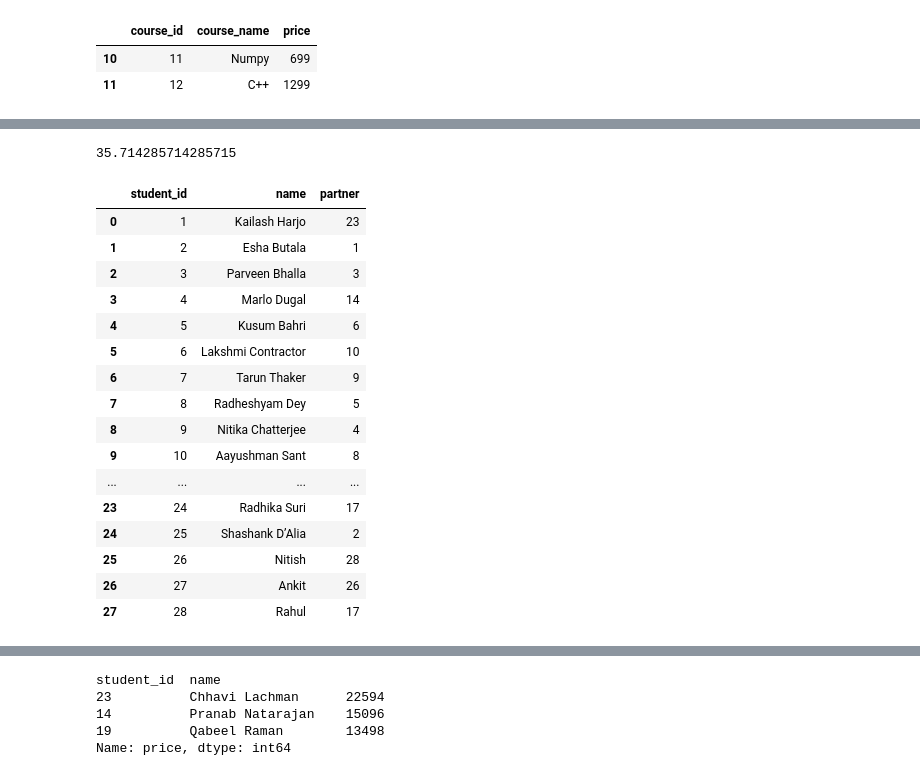
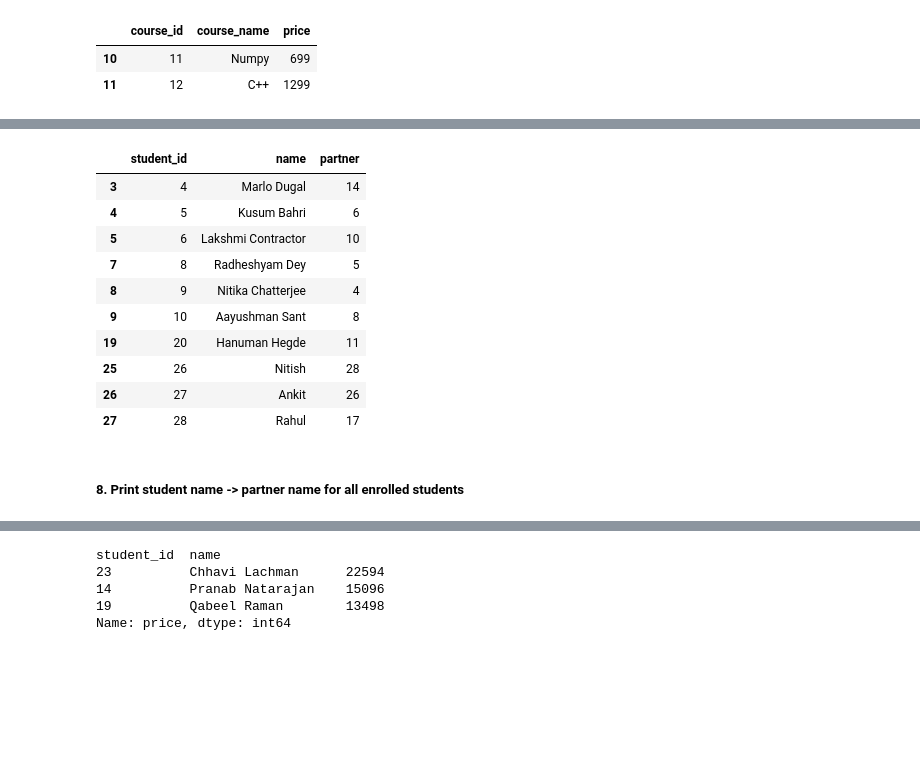
Before and after one commit to thekhushal/Learning, a Jupyter notebook: DataScience/92_CampusX_DSMP/session_20_merging.ipynb, the cells around one changed output, grey strips where cells are left out. Drawn from its saved outputs; the diff is of its cells as text; code cells hidden in the pictures; blank space fills up the shorter version.

```diff
--- a/DataScience/92_CampusX_DSMP/session_20_merging.ipynb
+++ b/DataScience/92_CampusX_DSMP/session_20_merging.ipynb
@@ -300,29 +385,19 @@ courses[courses['course_id'].isin(course_id_list)]
 # %%
-# 7. find students who did not enroll into any courses
+# Method 2
 student_id_list = np.setdiff1d(students['student_id'],regs['student_id'])
-students[students['student_id'].isin(student_id_list)].shape[0]
-
-(10/28)*100
+students[students['student_id'].isin(student_id_list)]#.shape[0]
 # %% [output]
-35.714285714285715
+|  | student_id | name | partner |
+| 3 | 4 | Marlo Dugal | 14 |
+| 4 | 5 | Kusum Bahri | 6 |
+| 5 | 6 | Lakshmi Contractor | 10 |
+| 7 | 8 | Radheshyam Dey | 5 |
+| 8 | 9 | Nitika Chatterjee | 4 |
+| 9 | 10 | Aayushman Sant | 8 |
+| 19 | 20 | Hanuman Hegde | 11 |
+| 25 | 26 | Nitish | 28 |
+| 26 | 27 | Ankit | 26 |
+| 27 | 28 | Rahul | 17 |
-# %%
-students
-# %% [output]
-|  | student_id | name | partner |
-| 0 | 1 | Kailash Harjo | 23 |
-| 1 | 2 | Esha Butala | 1 |
-| 2 | 3 | Parveen Bhalla | 3 |
-| 3 | 4 | Marlo Dugal | 14 |
-| 4 | 5 | Kusum Bahri | 6 |
-| 5 | 6 | Lakshmi Contractor | 10 |
-| 6 | 7 | Tarun Thaker | 9 |
-| 7 | 8 | Radheshyam Dey | 5 |
-| 8 | 9 | Nitika Chatterjee | 4 |
-| 9 | 10 | Aayushman Sant | 8 |
-| ... | ... | ... | ... |
-| 23 | 24 | Radhika Suri | 17 |
-| 24 | 25 | Shashank D’Alia | 2 |
-| 25 | 26 | Nitish | 28 |
-| 26 | 27 | Ankit | 26 |
-| 27 | 28 | Rahul | 17 |
+# %% [markdown]
+##### 8. Print student name -> partner name for all enrolled students
 # %%
```
Also changed, not shown: parts of 30 cells of this notebook.
